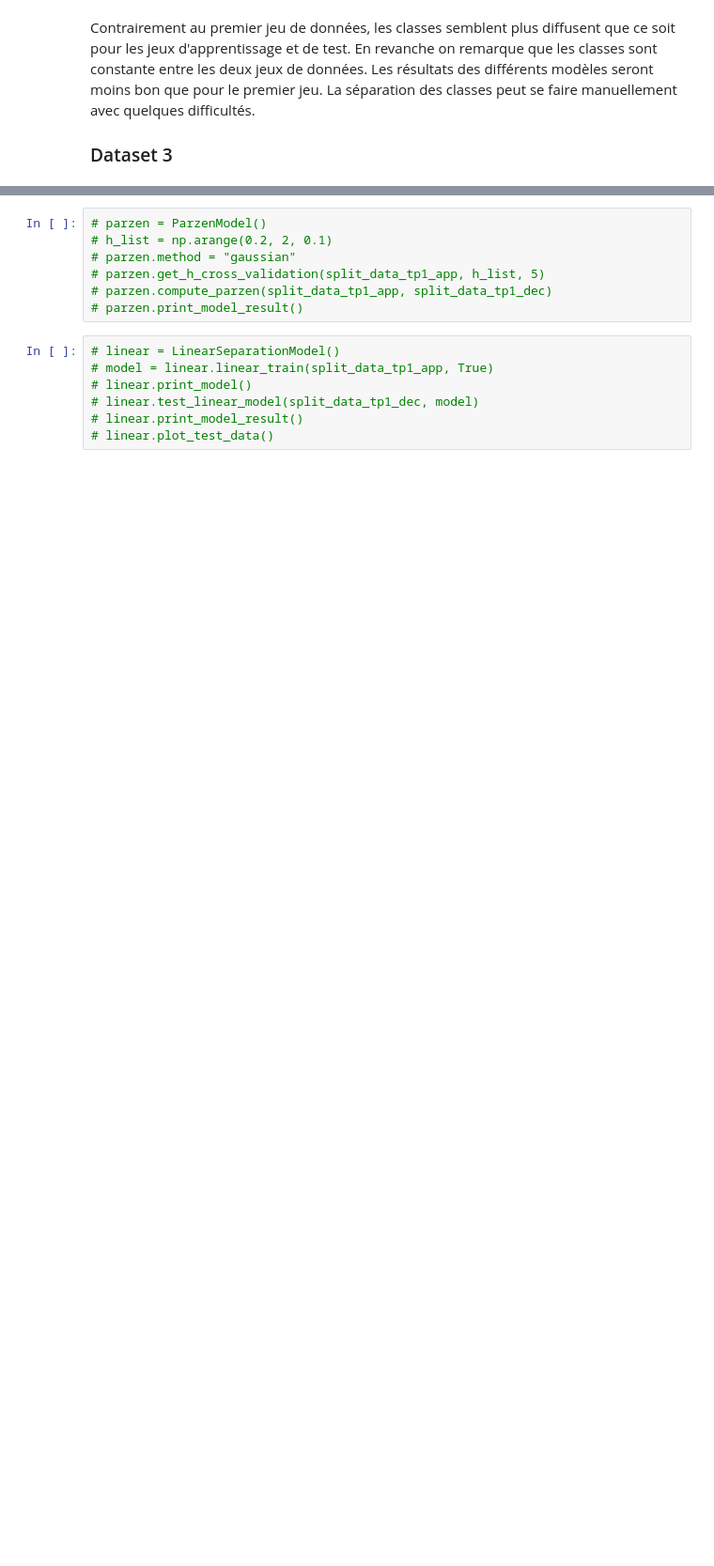
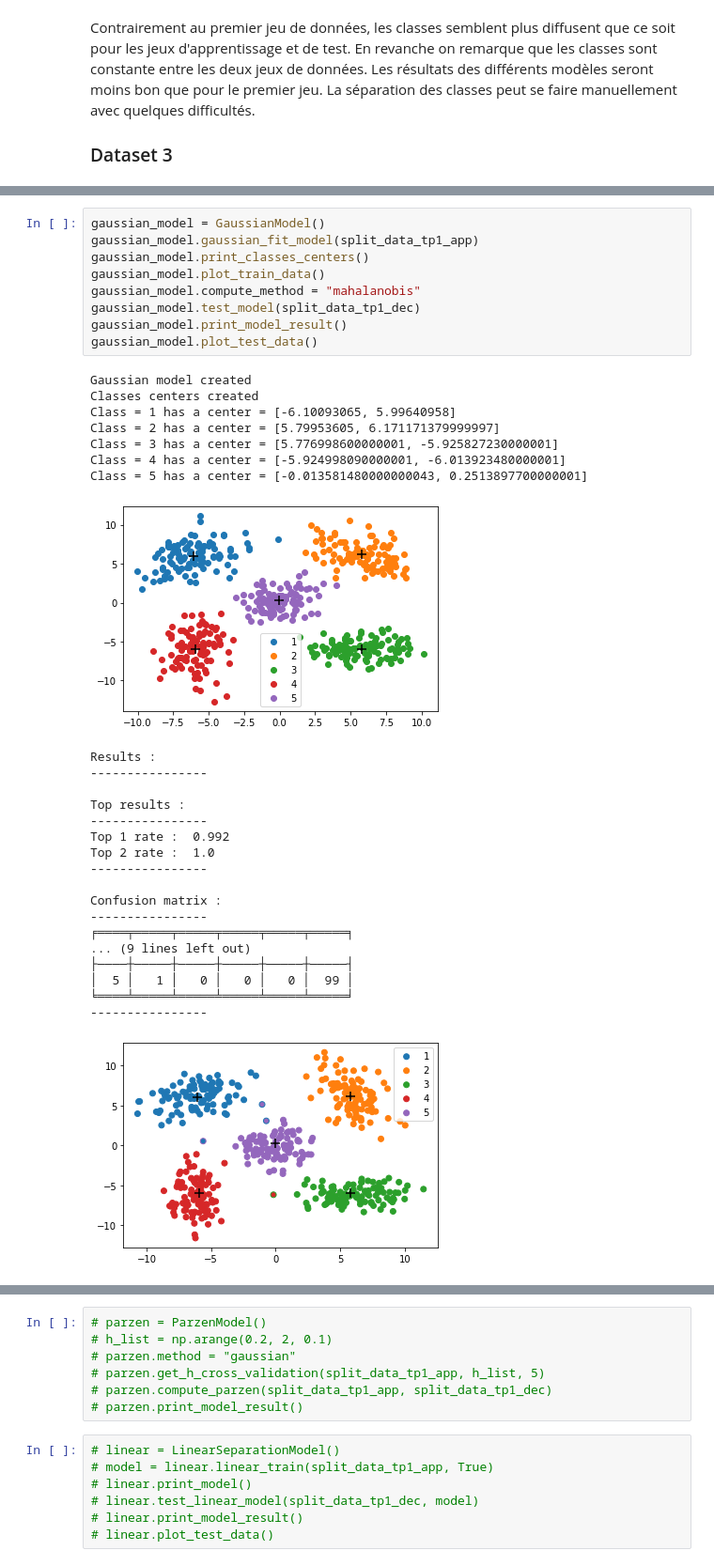
Before and after one commit to RudolphDev/machine_learning, a Jupyter notebook: analysis.ipynb, the cells around one changed output, grey strips where cells are left out. Shown at 94% size. Cells and saved outputs as stored; diff of their text form; blank space fills up the shorter version.

```diff
--- a/analysis.ipynb
+++ b/analysis.ipynb
@@ -84,0 +178,36 @@ Top 2 rate :  0.962
+# %%
+gaussian_model = GaussianModel()
+gaussian_model.gaussian_fit_model(split_data_tp1_app)
+gaussian_model.print_classes_centers()
+gaussian_model.plot_train_data()
+gaussian_model.compute_method = "mahalanobis"
+gaussian_model.test_model(split_data_tp1_dec)
+gaussian_model.print_model_result()
+gaussian_model.plot_test_data()
+# %% [output]
+Gaussian model created
+Classes centers created
+Class = 1 has a center = [-6.10093065, 5.99640958]
+Class = 2 has a center = [5.79953605, 6.171171379999997]
+Class = 3 has a center = [5.776998600000001, -5.925827230000001]
+Class = 4 has a center = [-5.924998090000001, -6.013923480000001]
+Class = 5 has a center = [-0.013581480000000043, 0.2513897700000001]
+[figure, added]
+Results :
+----------------
+
+Top results :
+----------------
+Top 1 rate :  0.992
+Top 2 rate :  1.0
+----------------
+
+Confusion matrix :
+----------------
+╒════╤═════╤═════╤═════╤═════╤═════╕
+... (9 lines left out)
+├────┼─────┼─────┼─────┼─────┼─────┤
+│  5 │   1 │   0 │   0 │   0 │  99 │
+╘════╧═════╧═════╧═════╧═════╧═════╛
+----------------
+[figure, added]
```
Also changed, not shown: parts of 31 cells of this notebook, 3 other files.
